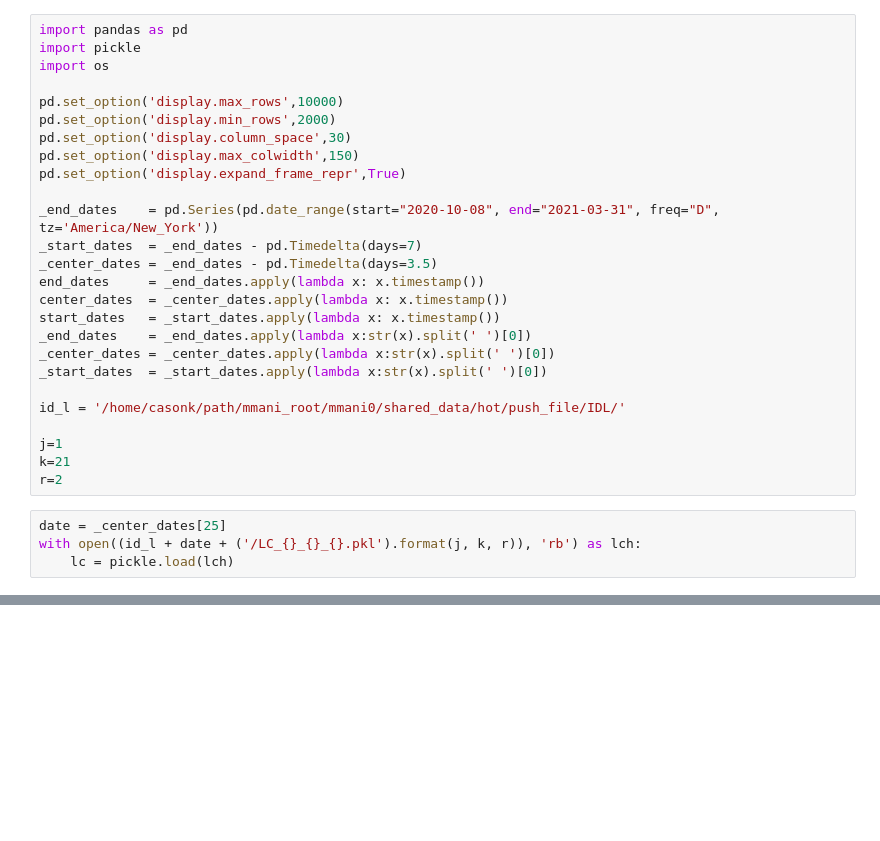
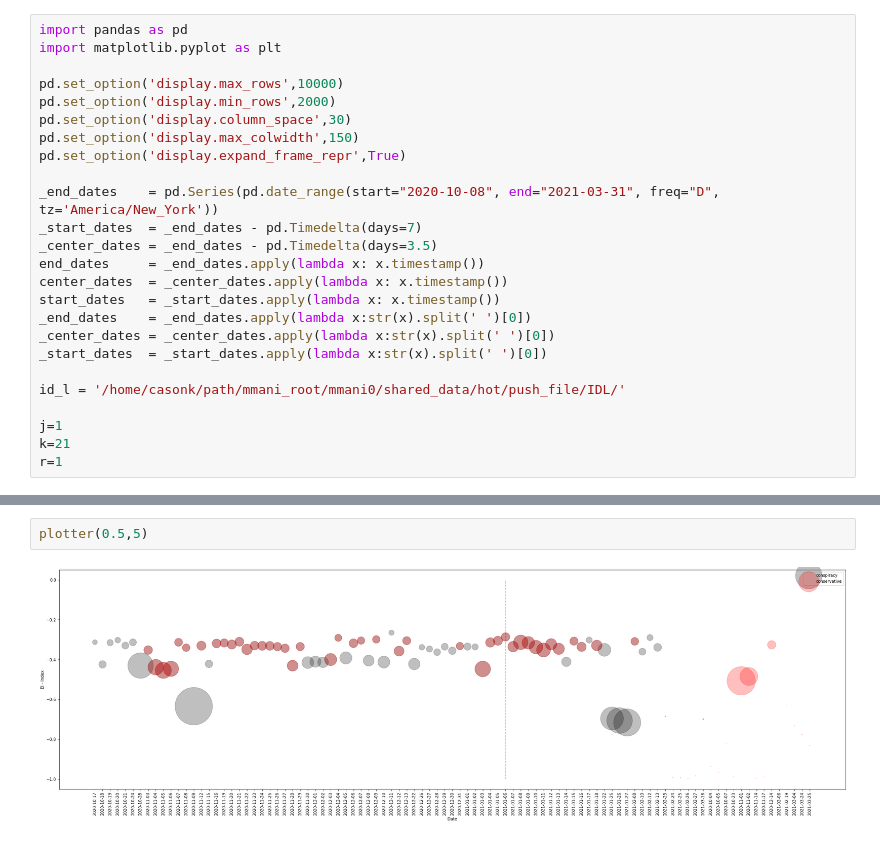
Before and after one commit to casonk/pushshift_python, a Jupyter notebook: Great_Lakes_HPC/ipynbs/conspiracy_tracer.ipynb, the cells around one changed output, grey strips where cells are left out. Drawn from its saved outputs; the diff is of its cells as text; blank space fills up the shorter version.

```diff
--- a/Great_Lakes_HPC/ipynbs/conspiracy_tracer.ipynb
+++ b/Great_Lakes_HPC/ipynbs/conspiracy_tracer.ipynb
@@ -1,7 +1,6 @@
 # %%
 import pandas as pd
-import pickle
-import os
+import matplotlib.pyplot as plt
 
 pd.set_option('display.max_rows',10000)
 pd.set_option('display.min_rows',2000)
@@ -23,8 +22,4 @@ id_l = '/home/casonk/path/mmani_root/mmani0/shared_data/hot/push_file/IDL/'
 
 j=1
 k=21
-r=2
+r=1
-# %%
-date = _center_dates[25]
-with open((id_l + date + ('/LC_{}_{}_{}.pkl').format(j, k, r)), 'rb') as lch:
-    lc = pickle.load(lch)
@@ -52,0 +174,4 @@ pd.read_pickle((id_l + date + ('/MAXIMALIST_DF_{}_{}_{}.pkl').format(j, k, r)))
+# %%
+plotter(0.5,5)
+# %% [output]
+[figure, added]
```
Also changed, not shown: parts of 8 cells of this notebook.
